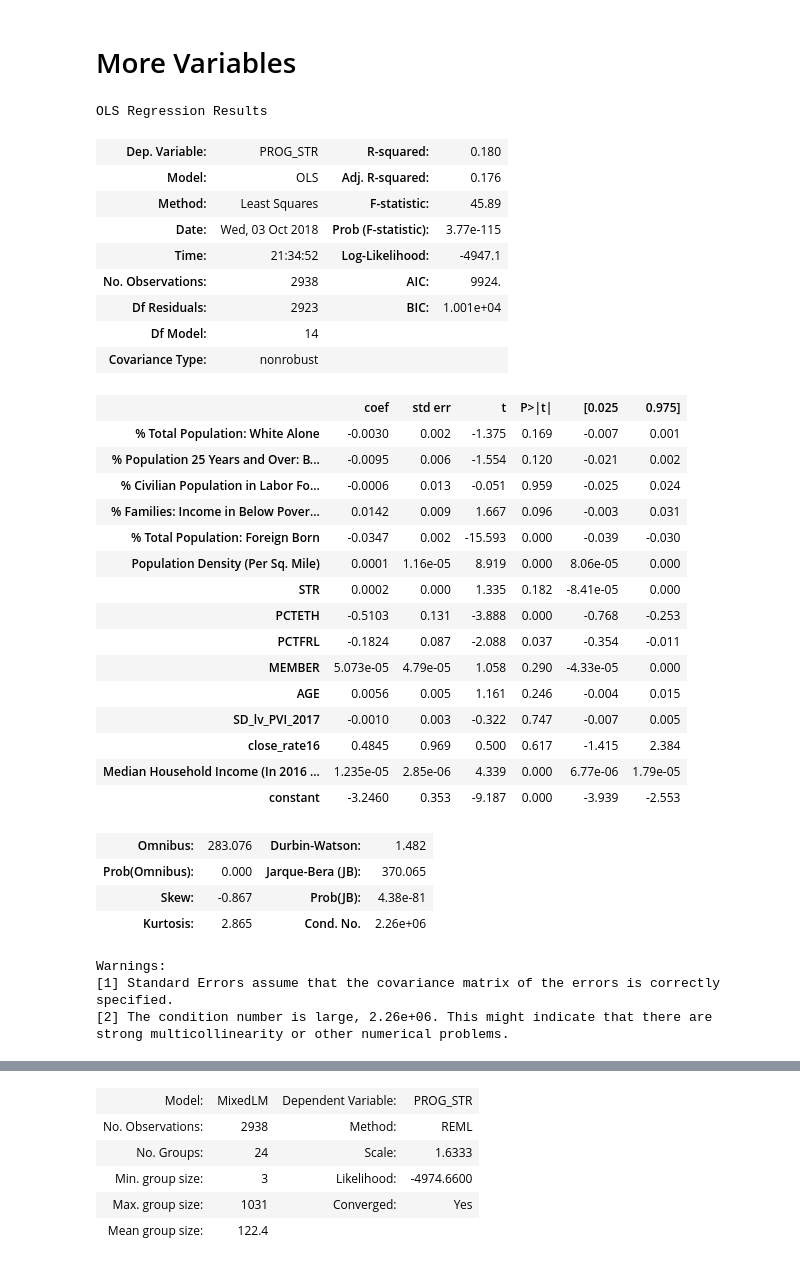
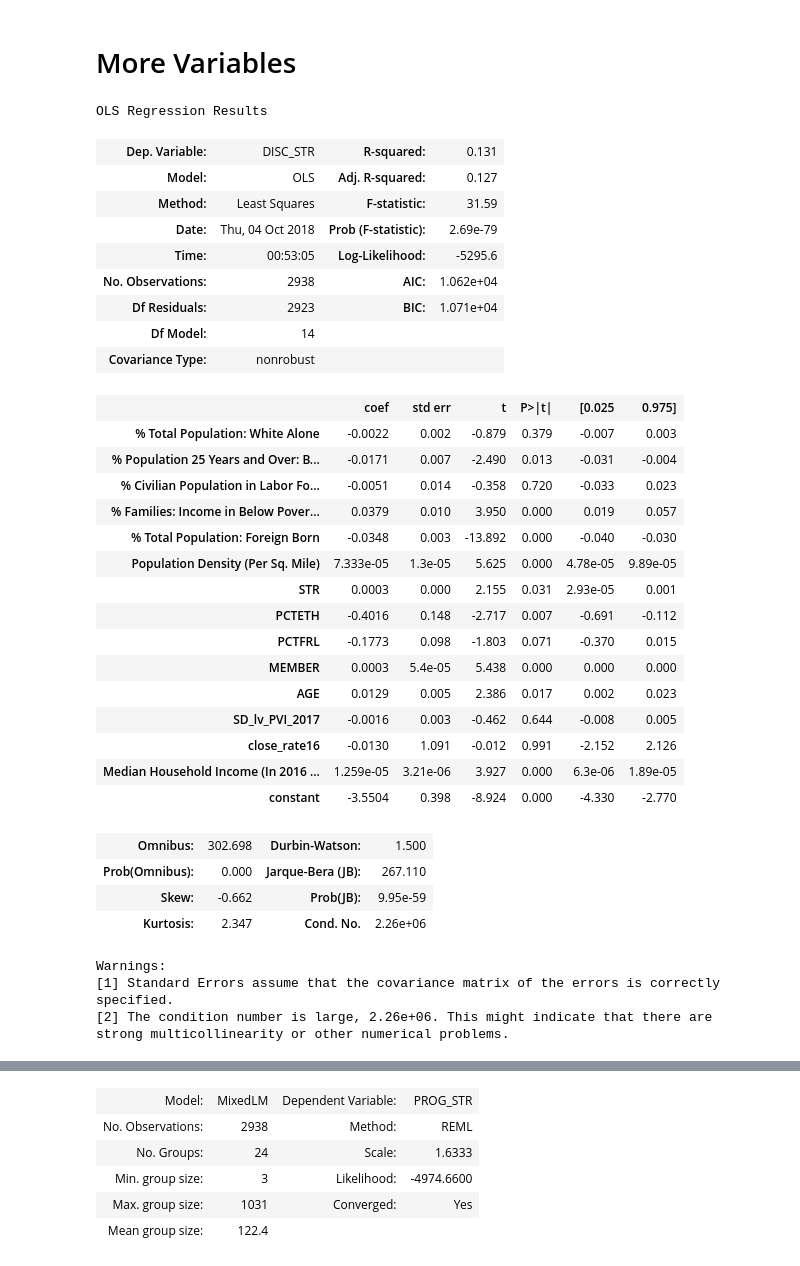
Before and after one commit to comp-strat/sorting-schools-2020, a Jupyter notebook: eda-jiahua.ipynb, the cells around one changed output, grey strips where cells are left out. Saved outputs shown, nothing was run; the diff lists cells and outputs as text; code cells hidden in the pictures.

```diff
--- a/eda-jiahua.ipynb
+++ b/eda-jiahua.ipynb
@@ -173,53 +169,53 @@ sns.residplot(Y2, results2.resid, lowess=True, color="b")
 # %%
 OLS3_dta = rawdta[['PROG_STR','% Total Population: White Alone',
             "% Population 25 Years and Over: Bachelor's Degree",\
             '% Civilian Population in Labor Force 16 Years and Over: Unemployed',\
             '% Families: Income in Below Poverty Level','% Total Population: Foreign Born',\
             'Population Density (Per Sq. Mile)', 'STR', 'PCTETH', 'PCTFRL', 'MEMBER', 'AGE',\
             'SD_lv_PVI_2017', 'close_rate16', 'LEAID', 'STABR', \
-            'Median Household Income (In 2016 Inflation Adjusted Dollars)','constant']]
+            'Median Household Income (In 2016 Inflation Adjusted Dollars)', 'DISC_STR', 'INQU_STR', 'constant']]
 OLS3_dta = OLS3_dta.dropna(how = "any")
-Y3 = OLS3_dta['PROG_STR']
+Y3 = OLS3_dta['DISC_STR']
 X3 = OLS3_dta[['% Total Population: White Alone',
             "% Population 25 Years and Over: Bachelor's Degree",\
             '% Civilian Population in Labor Force 16 Years and Over: Unemployed',\
             '% Families: Income in Below Poverty Level','% Total Population: Foreign Born',\
             'Population Density (Per Sq. Mile)', 'STR', 'PCTETH', 'PCTFRL', 'MEMBER', 'AGE',\
             'SD_lv_PVI_2017', 'close_rate16', \
             'Median Household Income (In 2016 Inflation Adjusted Dollars)','constant']]
 results3 = sm.OLS(Y3.astype(float), X3.astype(float)).fit()
 results3.summary()
 # %% [output]
 OLS Regression Results
-| Dep. Variable: | PROG_STR | R-squared: | 0.180 |
-| Model: | OLS | Adj. R-squared: | 0.176 |
-| Method: | Least Squares | F-statistic: | 45.89 |
-| Date: | Wed, 03 Oct 2018 | Prob (F-statistic): | 3.77e-115 |
-| Time: | 21:34:52 | Log-Likelihood: | -4947.1 |
-| No. Observations: | 2938 | AIC: | 9924. |
-| Df Residuals: | 2923 | BIC: | 1.001e+04 |
+| Dep. Variable: | DISC_STR | R-squared: | 0.131 |
+| Model: | OLS | Adj. R-squared: | 0.127 |
+| Method: | Least Squares | F-statistic: | 31.59 |
+| Date: | Thu, 04 Oct 2018 | Prob (F-statistic): | 2.69e-79 |
+| Time: | 00:53:05 | Log-Likelihood: | -5295.6 |
+| No. Observations: | 2938 | AIC: | 1.062e+04 |
+| Df Residuals: | 2923 | BIC: | 1.071e+04 |
 | Df Model: | 14 |  |  |
 | Covariance Type: | nonrobust |  |  |
 |  | coef | std err | t | P>|t| | [0.025 | 0.975] |
-| % Total Population: White Alone | -0.0030 | 0.002 | -1.375 | 0.169 | -0.007 | 0.001 |
-| % Population 25 Years and Over: B... | -0.0095 | 0.006 | -1.554 | 0.120 | -0.021 | 0.002 |
-| % Civilian Population in Labor Fo... | -0.0006 | 0.013 | -0.051 | 0.959 | -0.025 | 0.024 |
-| % Families: Income in Below Pover... | 0.0142 | 0.009 | 1.667 | 0.096 | -0.003 | 0.031 |
-| % Total Population: Foreign Born | -0.0347 | 0.002 | -15.593 | 0.000 | -0.039 | -0.030 |
-| Population Density (Per Sq. Mile) | 0.0001 | 1.16e-05 | 8.919 | 0.000 | 8.06e-05 | 0.000 |
-| STR | 0.0002 | 0.000 | 1.335 | 0.182 | -8.41e-05 | 0.000 |
-| PCTETH | -0.5103 | 0.131 | -3.888 | 0.000 | -0.768 | -0.253 |
-| PCTFRL | -0.1824 | 0.087 | -2.088 | 0.037 | -0.354 | -0.011 |
-| MEMBER | 5.073e-05 | 4.79e-05 | 1.058 | 0.290 | -4.33e-05 | 0.000 |
-| AGE | 0.0056 | 0.005 | 1.161 | 0.246 | -0.004 | 0.015 |
-| SD_lv_PVI_2017 | -0.0010 | 0.003 | -0.322 | 0.747 | -0.007 | 0.005 |
-| close_rate16 | 0.4845 | 0.969 | 0.500 | 0.617 | -1.415 | 2.384 |
-| Median Household Income (In 2016 ... | 1.235e-05 | 2.85e-06 | 4.339 | 0.000 | 6.77e-06 | 1.79e-05 |
-| constant | -3.2460 | 0.353 | -9.187 | 0.000 | -3.939 | -2.553 |
+| % Total Population: White Alone | -0.0022 | 0.002 | -0.879 | 0.379 | -0.007 | 0.003 |
+| % Population 25 Years and Over: B... | -0.0171 | 0.007 | -2.490 | 0.013 | -0.031 | -0.004 |
+| % Civilian Population in Labor Fo... | -0.0051 | 0.014 | -0.358 | 0.720 | -0.033 | 0.023 |
+| % Families: Income in Below Pover... | 0.0379 | 0.010 | 3.950 | 0.000 | 0.019 | 0.057 |
+| % Total Population: Foreign Born | -0.0348 | 0.003 | -13.892 | 0.000 | -0.040 | -0.030 |
+| Population Density (Per Sq. Mile) | 7.333e-05 | 1.3e-05 | 5.625 | 0.000 | 4.78e-05 | 9.89e-05 |
+| STR | 0.0003 | 0.000 | 2.155 | 0.031 | 2.93e-05 | 0.001 |
+| PCTETH | -0.4016 | 0.148 | -2.717 | 0.007 | -0.691 | -0.112 |
+| PCTFRL | -0.1773 | 0.098 | -1.803 | 0.071 | -0.370 | 0.015 |
+| MEMBER | 0.0003 | 5.4e-05 | 5.438 | 0.000 | 0.000 | 0.000 |
+| AGE | 0.0129 | 0.005 | 2.386 | 0.017 | 0.002 | 0.023 |
+| SD_lv_PVI_2017 | -0.0016 | 0.003 | -0.462 | 0.644 | -0.008 | 0.005 |
+| close_rate16 | -0.0130 | 1.091 | -0.012 | 0.991 | -2.152 | 2.126 |
+| Median Household Income (In 2016 ... | 1.259e-05 | 3.21e-06 | 3.927 | 0.000 | 6.3e-06 | 1.89e-05 |
+| constant | -3.5504 | 0.398 | -8.924 | 0.000 | -4.330 | -2.770 |
-| Omnibus: | 283.076 | Durbin-Watson: | 1.482 |
-| Prob(Omnibus): | 0.000 | Jarque-Bera (JB): | 370.065 |
-| Skew: | -0.867 | Prob(JB): | 4.38e-81 |
-| Kurtosis: | 2.865 | Cond. No. | 2.26e+06 |
+| Omnibus: | 302.698 | Durbin-Watson: | 1.500 |
+| Prob(Omnibus): | 0.000 | Jarque-Bera (JB): | 267.110 |
+| Skew: | -0.662 | Prob(JB): | 9.95e-59 |
+| Kurtosis: | 2.347 | Cond. No. | 2.26e+06 |
 Warnings:
 [1] Standard Errors assume that the covariance matrix of the errors is correctly specified.
 [2] The condition number is large, 2.26e+06. This might indicate that there are
```
Also changed, not shown: parts of 10 cells of this notebook.
